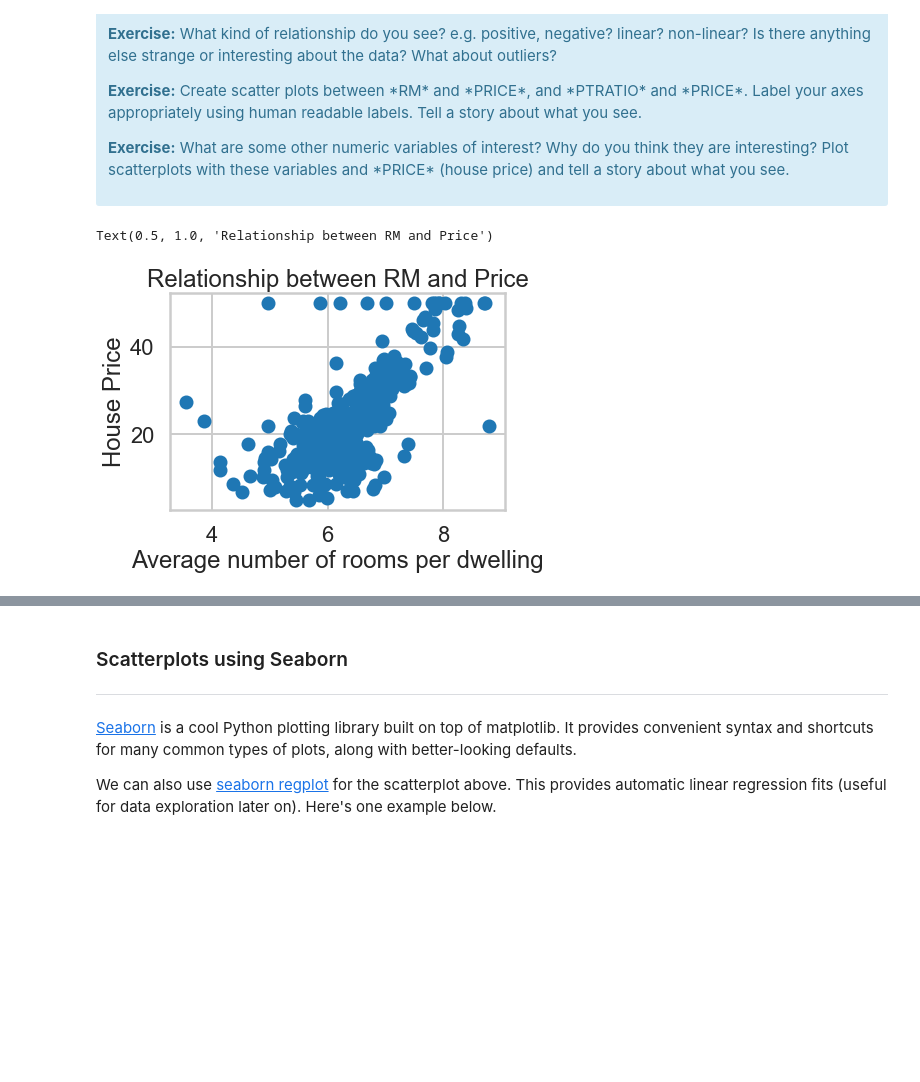
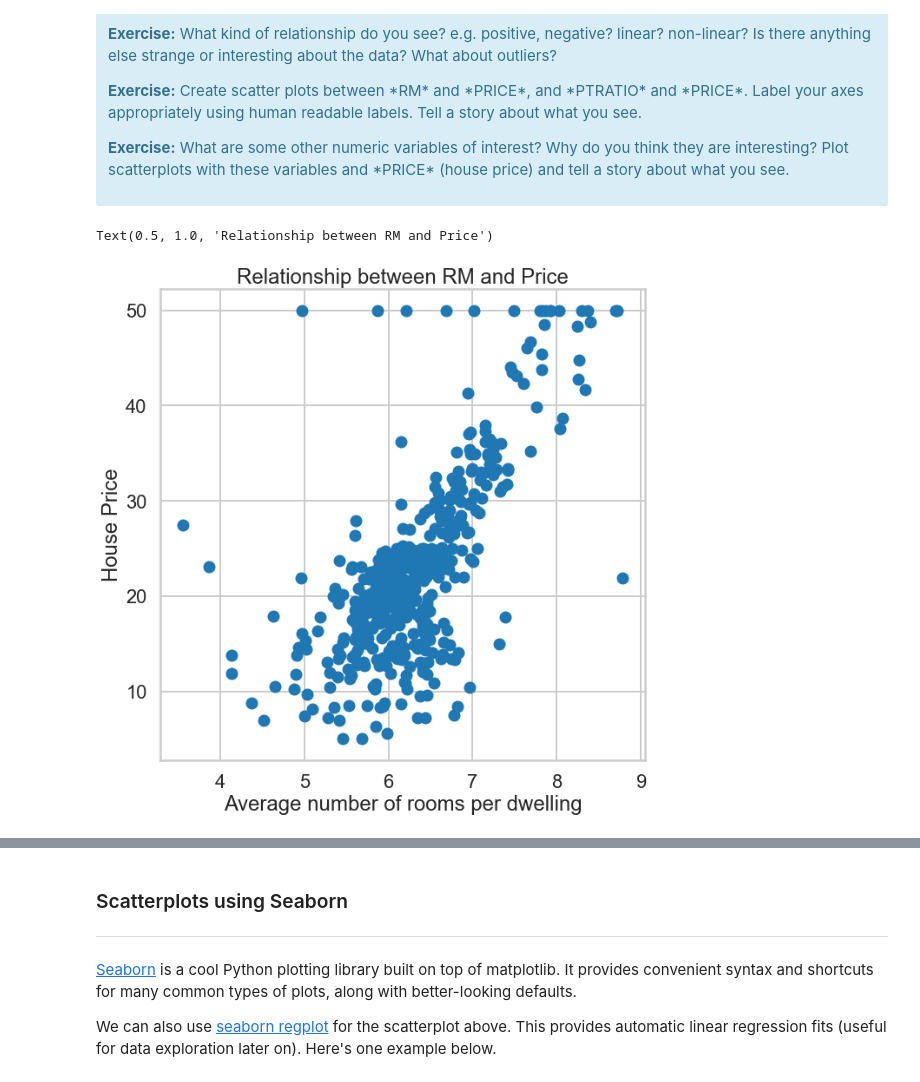
Before and after one commit to bellaforjob/Data-Science-Project, a Jupyter notebook: Mini_Project_Linear_Regression.ipynb, the cells around one changed output, grey strips where cells are left out. Saved outputs shown, nothing was run; the diff lists cells and outputs as text; code cells hidden in the pictures; blank space fills up the shorter version.

```diff
--- a/Mini_Project_Linear_Regression.ipynb
+++ b/Mini_Project_Linear_Regression.ipynb
@@ -286,12 +286,13 @@ power-law distribtion, because the relation ship between housing price and CRIM
 as x = y, the outlier locatie at housing price 10 and CRIM 90.
 # %%
 # your turn: scatter plot between *RM* and *PRICE*
+plt.figure(figsize=(10,10))
 plt.scatter(bos.RM, bos.PRICE)
 plt.xlabel("Average number of rooms per dwelling")
 plt.ylabel("House Price")
 plt.title("Relationship between RM and Price")
 # %% [output]
 Text(0.5, 1.0, 'Relationship between RM and Price')
-[figure, old version]
+[figure, new version]
 # %%
 # your turn: scatter plot between *PTRATIO* and *PRICE*
```
Also changed, not shown: parts of 42 cells of this notebook.
